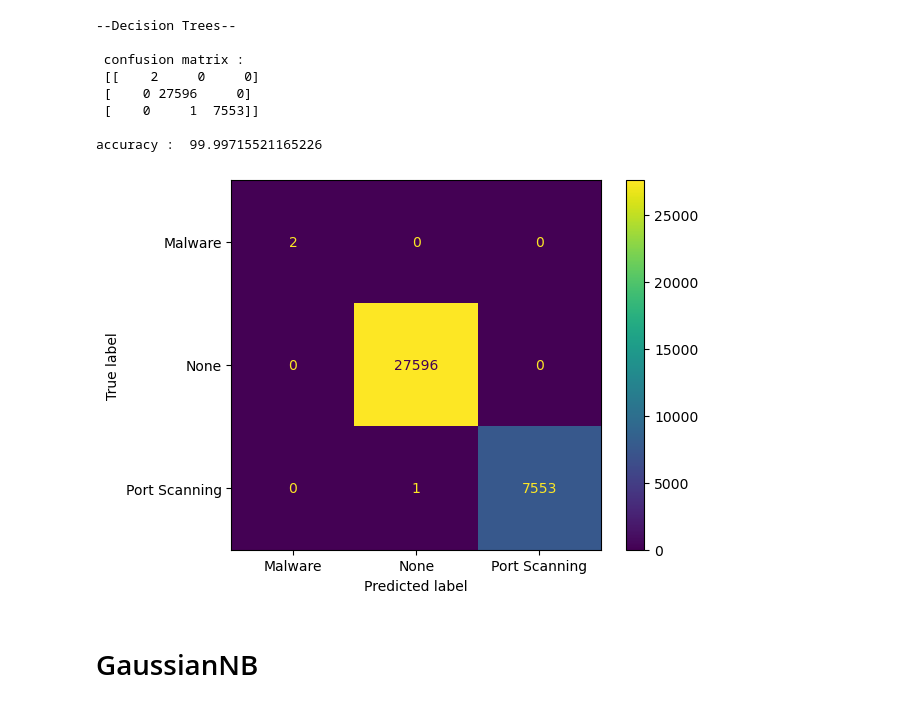
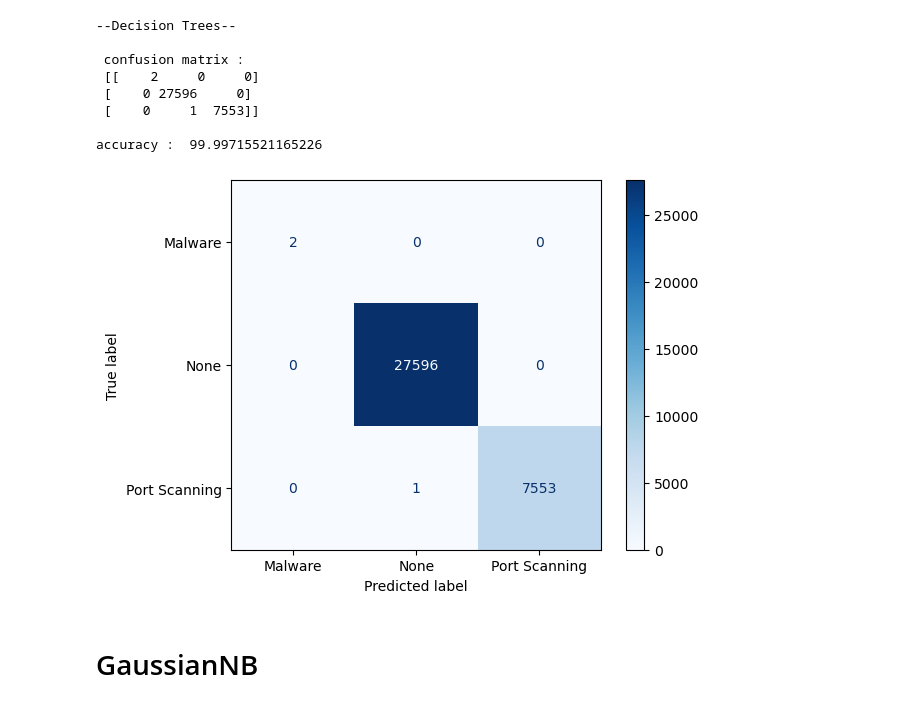
Before and after one commit to Tuwaiq-Data-Science-Bootcamp-V3/Bootcamp-Project-4-Machine-Learning, a Jupyter notebook: Bootcamp-Project-4.ipynb, the cells around one changed output. Saved outputs shown, nothing was run; the diff lists cells and outputs as text; code cells hidden in the pictures.

Commit message:
chart

```diff
--- a/Bootcamp-Project-4.ipynb
+++ b/Bootcamp-Project-4.ipynb
@@ -8,4 +8,4 @@ import seaborn as sns
 %matplotlib inline
 # %%
 df = pd.read_csv("Network_data.csv", sep=";", decimal=",")
-df = df.dropna()
+df
@@ -78,12 +92,12 @@ print("accuracy : ",accuracy_score(y_test,predictions)*100)
  [    0     1  7553]]
 
 accuracy :  99.99715521165226
-# %%
-display_dtree=ConfusionMatrixDisplay(confusion_matrix=confusion_matrix(y_test,predictions),display_labels=dtree.classes_)
-display_dtree.plot()
-plt.show()
-# %% [output]
-[figure, removed]
+# %%
+display_dtree=ConfusionMatrixDisplay(confusion_matrix=confusion_matrix(y_test,predictions),display_labels=dtree.classes_)
+display_dtree.plot(cmap=plt.cm.Blues)
+plt.show()
+# %% [output]
+[figure, added]
 # %% [markdown]
 # GaussianNB
 # %%
```
Also changed, not shown: parts of 6 cells of this notebook.
